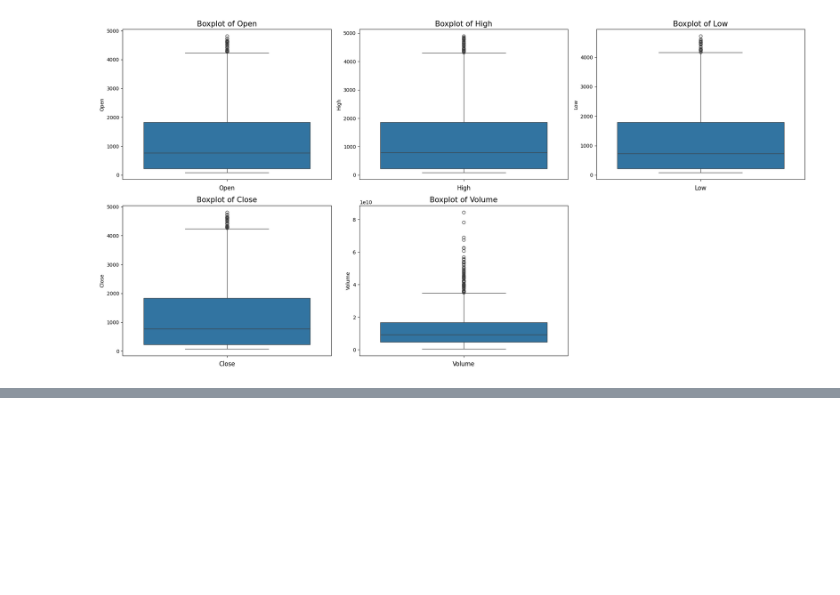
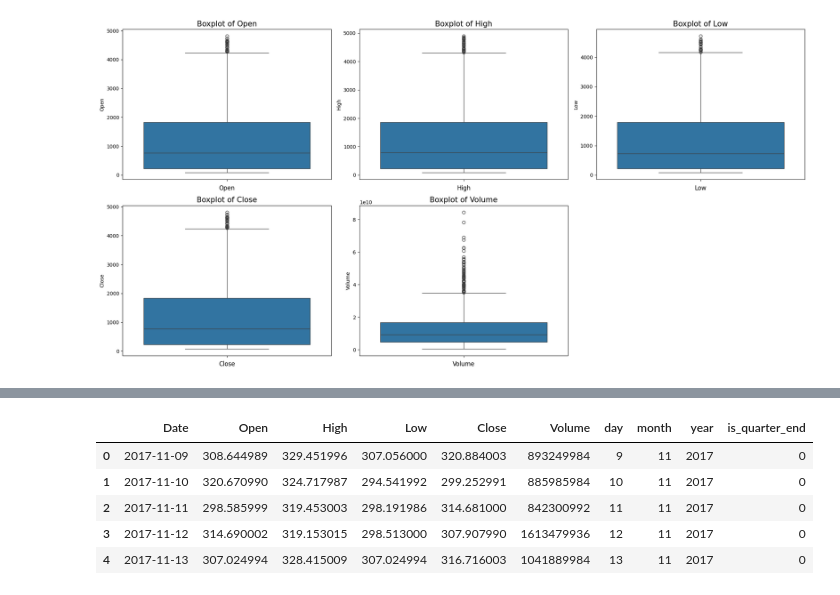
Before and after one commit to tarungolait/Ethereum-Price-Predictor, a Jupyter notebook: main.ipynb, the cells around one changed output, grey strips where cells are left out. Cells and saved outputs as stored; diff of their text form; code cells hidden in the pictures; blank space fills up the shorter version.

```diff
--- a/main.ipynb
+++ b/main.ipynb
@@ -160,0 +168,12 @@ data.head()
+# %%
+import numpy as np
+
+data['is_quarter_end'] = np.where(data['month'] % 3 == 0, 1, 0)
+data.head()
+# %% [output]
+|  | Date | Open | High | Low | Close | Volume | day | month | year | is_quarter_end |
+| 0 | 2017-11-09 | 308.644989 | 329.451996 | 307.056000 | 320.884003 | 893249984 | 9 | 11 | 2017 | 0 |
+| 1 | 2017-11-10 | 320.670990 | 324.717987 | 294.541992 | 299.252991 | 885985984 | 10 | 11 | 2017 | 0 |
+| 2 | 2017-11-11 | 298.585999 | 319.453003 | 298.191986 | 314.681000 | 842300992 | 11 | 11 | 2017 | 0 |
+| 3 | 2017-11-12 | 314.690002 | 319.153015 | 298.513000 | 307.907990 | 1613479936 | 12 | 11 | 2017 | 0 |
+| 4 | 2017-11-13 | 307.024994 | 328.415009 | 307.024994 | 316.716003 | 1041889984 | 13 | 11 | 2017 | 0 |
```
Also changed, not shown: parts of 7 cells of this notebook.
